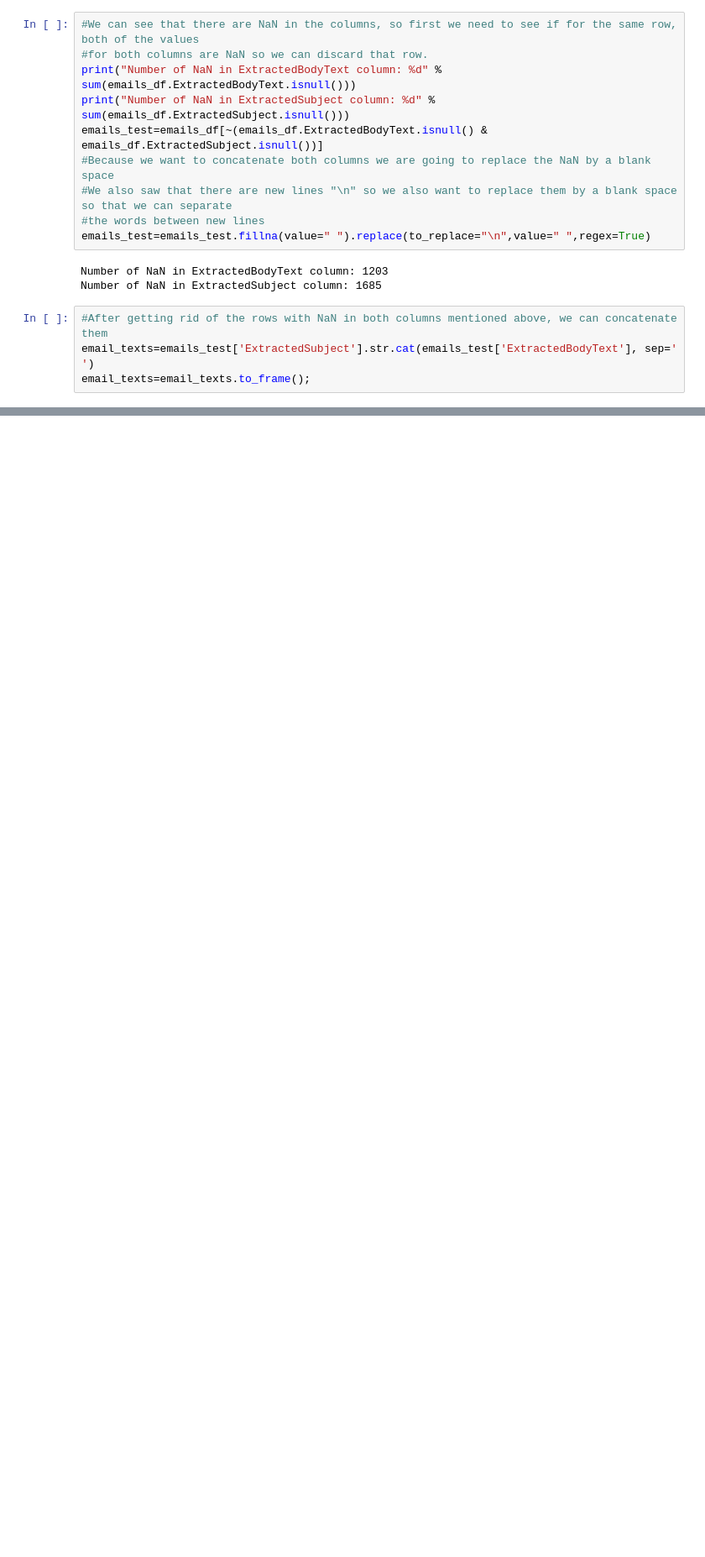
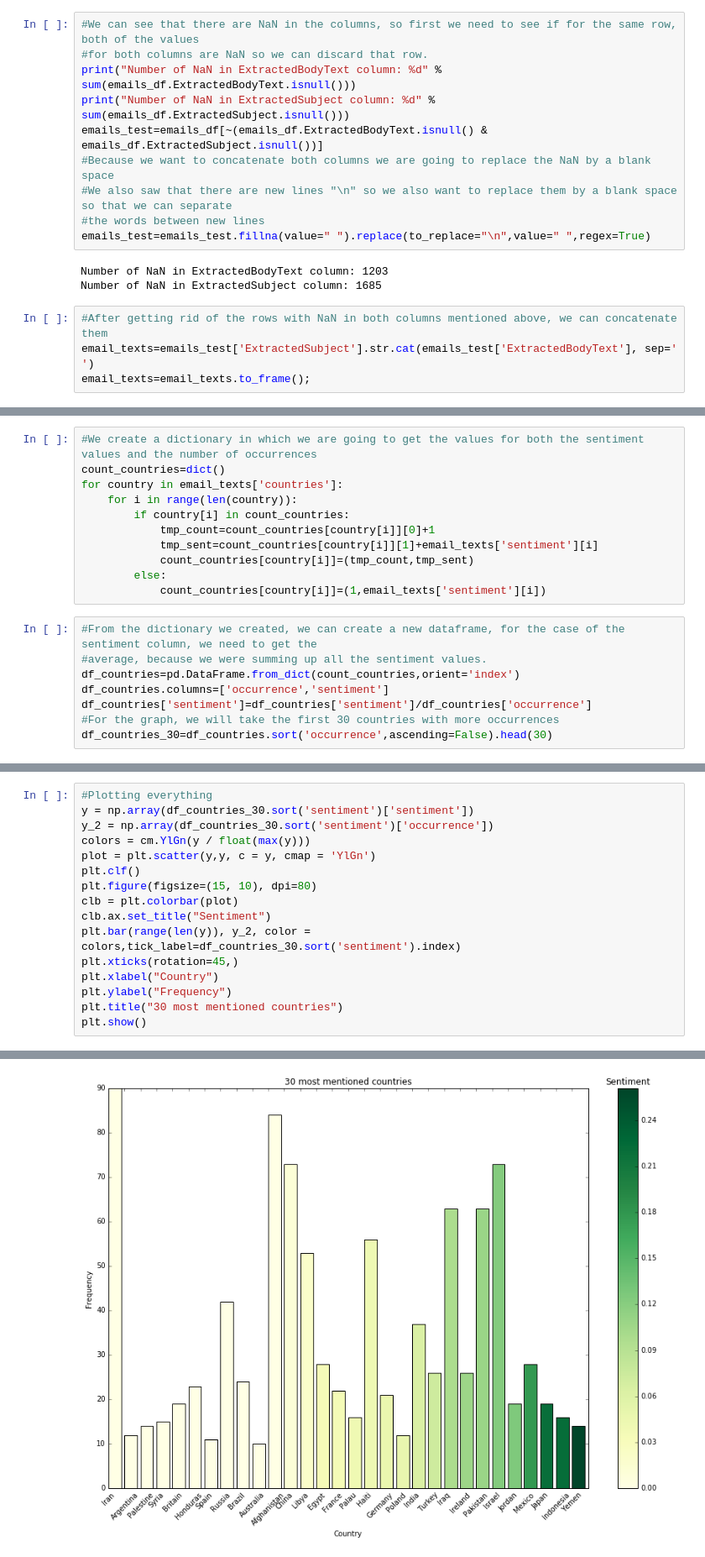
Before and after one commit to kirtanp/ADA-EPFL-2016, a Jupyter notebook: Lab5/part_2.ipynb, the cells around one changed output, grey strips where cells are left out. Shown at 84% size. Cells and saved outputs as stored; diff of their text form; blank space fills up the shorter version.

```diff
--- a/Lab5/part_2.ipynb
+++ b/Lab5/part_2.ipynb
@@ -139,0 +154,19 @@ email_texts
+# %%
+#We create a dictionary in which we are going to get the values for both the sentiment values and the number of occurrences
+count_countries=dict()
+for country in email_texts['countries']:
+    for i in range(len(country)):
+        if country[i] in count_countries:
+            tmp_count=count_countries[country[i]][0]+1
+            tmp_sent=count_countries[country[i]][1]+email_texts['sentiment'][i]
+            count_countries[country[i]]=(tmp_count,tmp_sent)
+        else:
+            count_countries[country[i]]=(1,email_texts['sentiment'][i])
+# %%
+#From the dictionary we created, we can create a new dataframe, for the case of the sentiment column, we need to get the
+#average, because we were summing up all the sentiment values.
+df_countries=pd.DataFrame.from_dict(count_countries,orient='index')
+df_countries.columns=['occurrence','sentiment']
+df_countries['sentiment']=df_countries['sentiment']/df_countries['occurrence']
+#For the graph, we will take the first 30 countries with more occurrences
+df_countries_30=df_countries.sort('occurrence',ascending=False).head(30)
@@ -139,0 +193,17 @@ email_texts
+# %%
+#Plotting everything
+y = np.array(df_countries_30.sort('sentiment')['sentiment'])
+y_2 = np.array(df_countries_30.sort('sentiment')['occurrence'])
+colors = cm.YlGn(y / float(max(y)))
+plot = plt.scatter(y,y, c = y, cmap = 'YlGn')
+plt.clf()
+plt.figure(figsize=(15, 10), dpi=80)
+clb = plt.colorbar(plot)
+clb.ax.set_title("Sentiment")
+plt.bar(range(len(y)), y_2, color = colors,tick_label=df_countries_30.sort('sentiment').index)
+plt.xticks(rotation=45,)
+plt.xlabel("Country")
+plt.ylabel("Frequency")
+plt.title("30 most mentioned countries")
+plt.show()
+# %% [output]
@@ -139,0 +211 @@ email_texts
+[figure, added]
```
Also changed, not shown: parts of 23 cells of this notebook.
